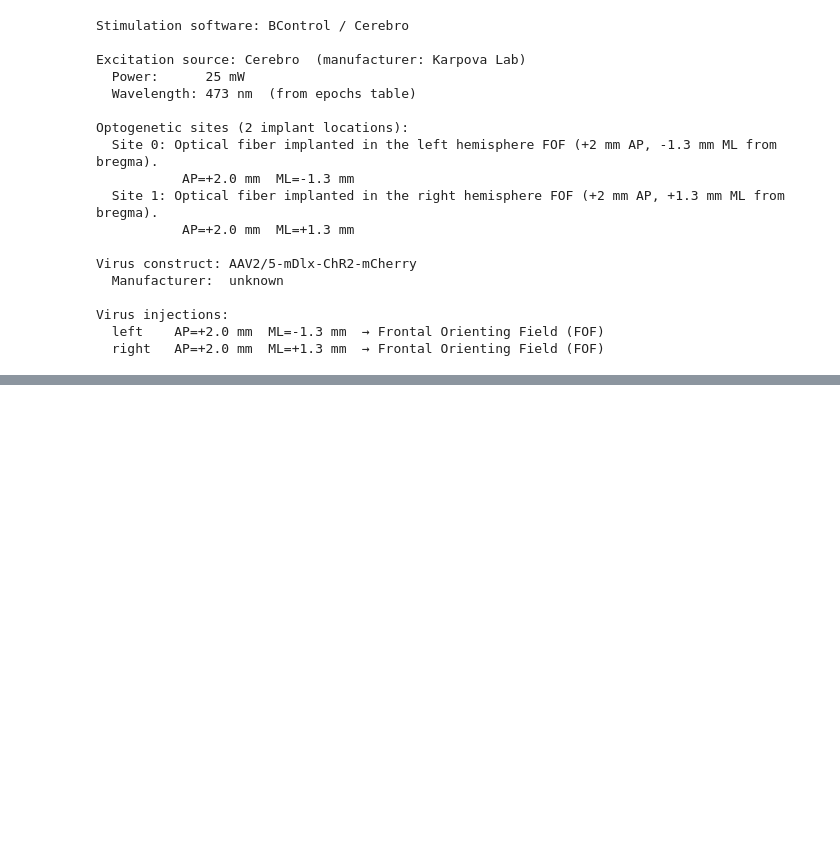
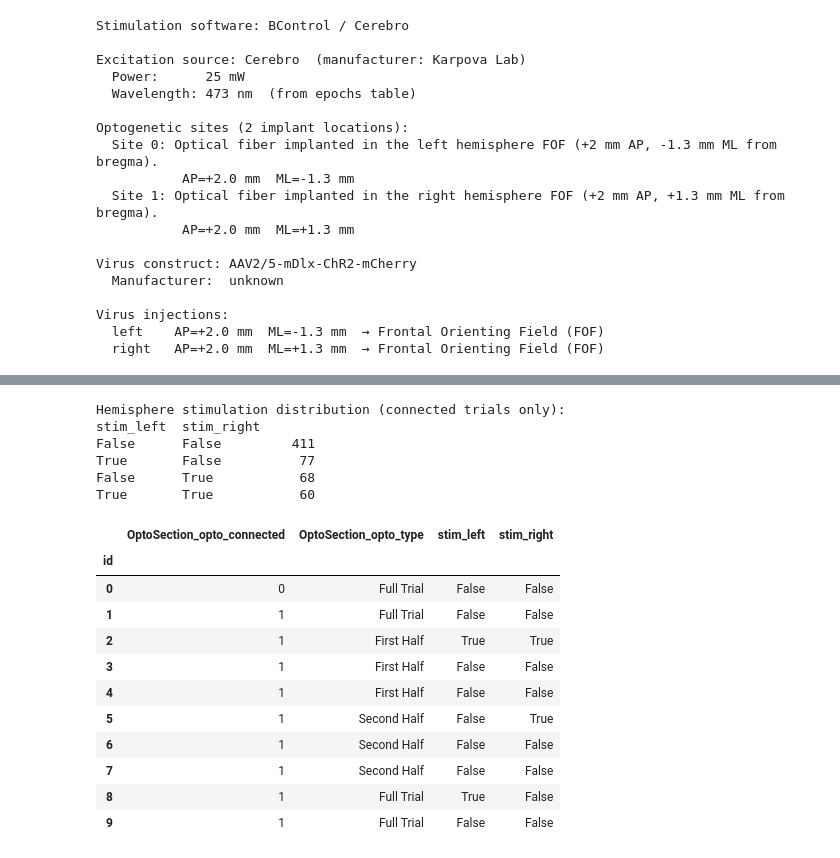
Before and after one commit to dandi/example-notebooks, a Jupyter notebook: 001550/PaganLab/02_optogenetics_demo.ipynb, the cells around one changed output, grey strips where cells are left out. Cells and saved outputs as stored; diff of their text form; code cells hidden in the pictures; blank space fills up the shorter version.

```diff
--- a/001550/PaganLab/02_optogenetics_demo.ipynb
+++ b/001550/PaganLab/02_optogenetics_demo.ipynb
@@ -307,0 +236,31 @@ Full Trial (1300 ms)    190
+# %%
+stim_left  = np.array(trials_df["HistorySection_opto_left_history"])
+stim_right = np.array(trials_df["HistorySection_opto_right_history"])
+
+trials_df["stim_left"]  = stim_left > 0
+trials_df["stim_right"] = stim_right > 0
+
+print("Hemisphere stimulation distribution (connected trials only):")
+connected = trials_df[trials_df["OptoSection_opto_connected"] == 1]
+print(connected[["stim_left", "stim_right"]].value_counts().to_string())
+print()
+trials_df[["OptoSection_opto_connected", "OptoSection_opto_type", "stim_left", "stim_right"]].head(10)
+# %% [output]
+Hemisphere stimulation distribution (connected trials only):
+stim_left  stim_right
+False      False         411
+True       False          77
+False      True           68
+True       True           60
+|  | OptoSection_opto_connected | OptoSection_opto_type | stim_left | stim_right |
+| id |  |  |  |  |
+| 0 | 0 | Full Trial | False | False |
+| 1 | 1 | Full Trial | False | False |
+| 2 | 1 | First Half | True | True |
+| 3 | 1 | First Half | False | False |
+| 4 | 1 | First Half | False | False |
+| 5 | 1 | Second Half | False | True |
+| 6 | 1 | Second Half | False | False |
+| 7 | 1 | Second Half | False | False |
+| 8 | 1 | Full Trial | True | False |
+| 9 | 1 | Full Trial | False | False |
```
Also changed, not shown: parts of 20 cells of this notebook.
